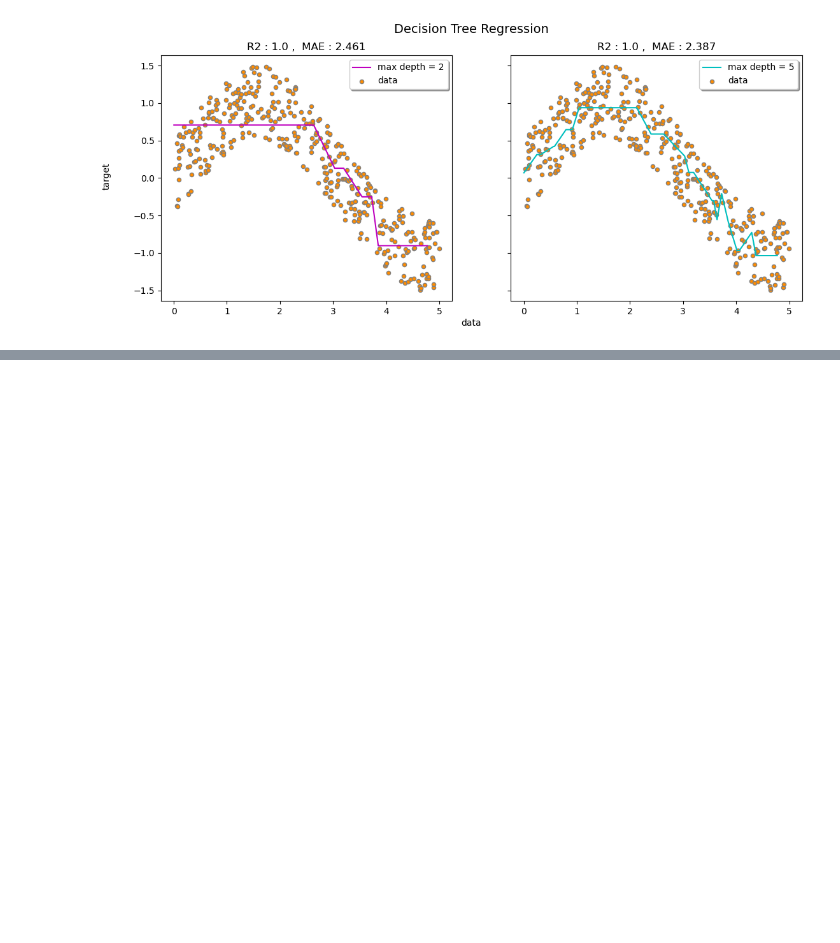
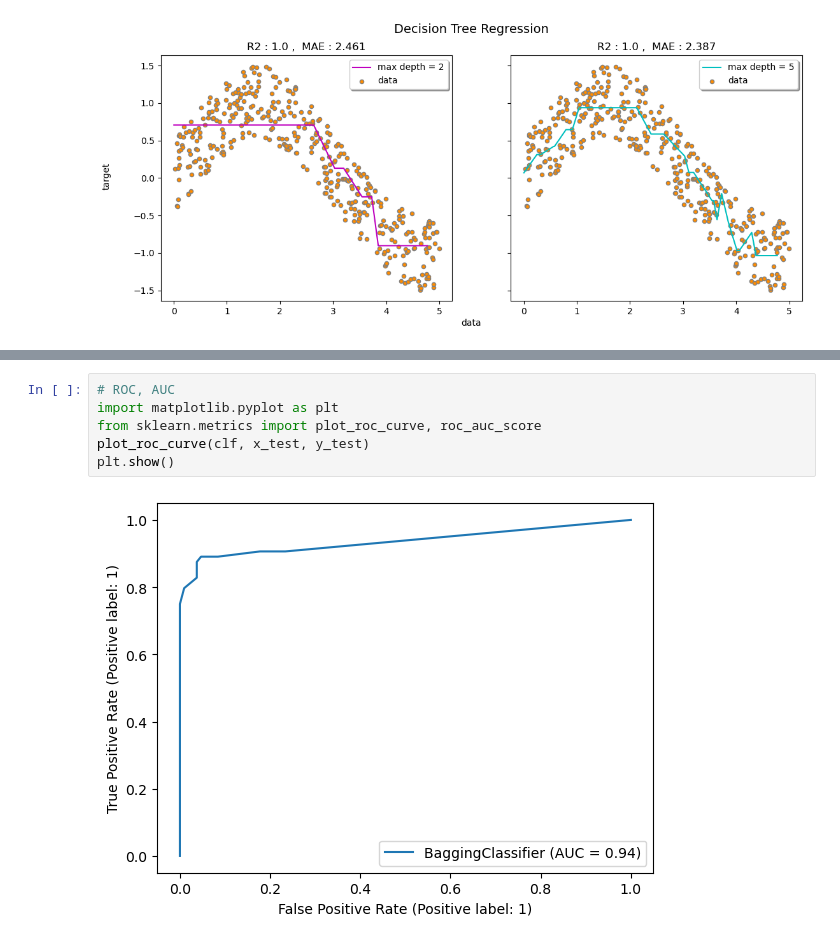
Before and after one commit to shbang-cmd/python_onebook, a Jupyter notebook: 파이썬한권으로끝내기_6장.ipynb, the cells around one changed output, grey strips where cells are left out. Cells and saved outputs as stored; diff of their text form; blank space fills up the shorter version.

```diff
--- a/파이썬한권으로끝내기_6장.ipynb
+++ b/파이썬한권으로끝내기_6장.ipynb
@@ -2021,0 +2120,8 @@ plt.show()
+# %%
+# ROC, AUC
+import matplotlib.pyplot as plt
+from sklearn.metrics import plot_roc_curve, roc_auc_score
+plot_roc_curve(clf, x_test, y_test)
+plt.show()
+# %% [output]
+[figure, added]
```
Also changed, not shown: parts of 25 cells of this notebook.
